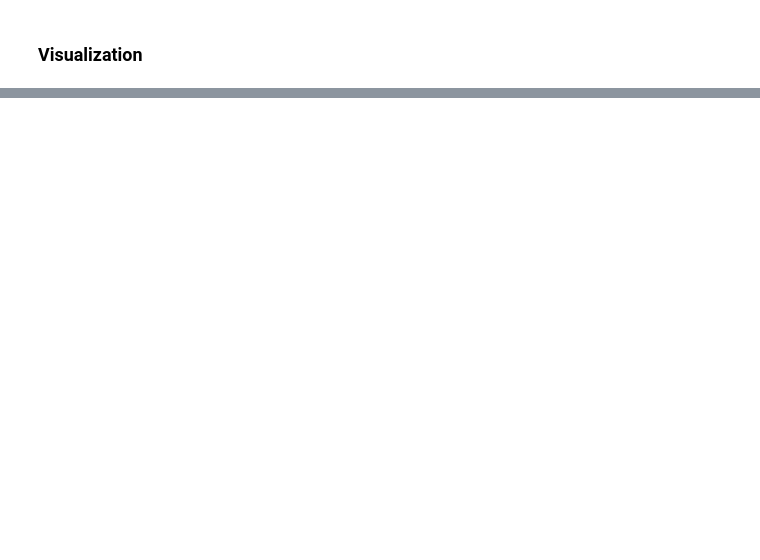
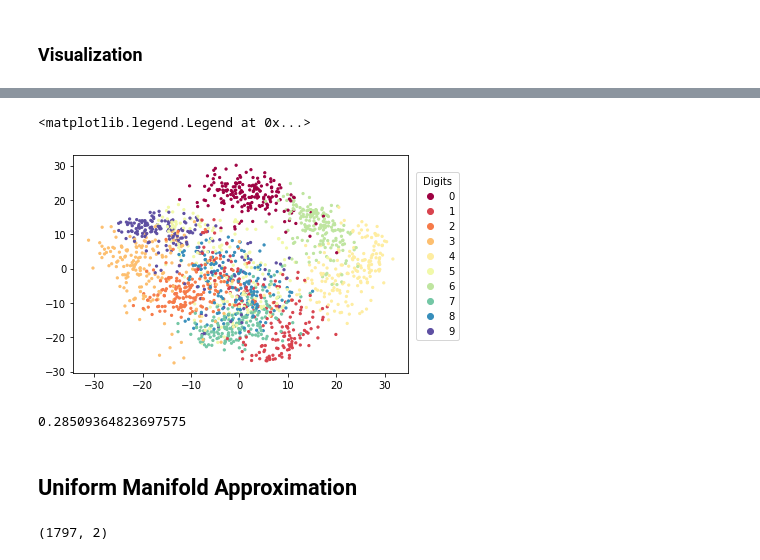
Before and after one commit to Data-Science-Boot-Camp/unsupervised-learning, a Jupyter notebook: pca_digits.ipynb, the cells around one changed output, grey strips where cells are left out. Drawn from its saved outputs; the diff is of its cells as text; code cells hidden in the pictures; blank space fills up the shorter version.

```diff
--- a/pca_digits.ipynb
+++ b/pca_digits.ipynb
@@ -73,0 +124,5 @@ Text(0.5, 1.0, 'Reconstructed Digit [4]')
+# %%
+# Keep 2 components
+pca_2 = PCA(n_components=2)
+pca_2.fit(X)
+X_pca_2 = pca_2.transform(X)
@@ -73,0 +133,40 @@ Text(0.5, 1.0, 'Reconstructed Digit [4]')
+# %%
+
+
+fig, ax = plt.subplots(
+    figsize=None
+)
+
+color = y.astype(int)
+
+scatter = ax.scatter(X_pca_2[:, 0], X_pca_2[:, 1], c=y, cmap="Spectral", s=5)
+
+# Get unique digits from the target variable
+unique_digits = np.unique(y)
+
+# Create a legend with labels for each digit
+legend_labels = [str(digit) for digit in unique_digits]
+ax.legend(
+    handles=scatter.legend_elements()[0],
+    labels=legend_labels,
+    title="Digits",
+    loc=(1.025, 0.15),
+)
+# %% [output]
+<matplotlib.legend.Legend at 0x...>
+[figure, added]
+# %%
+# Explained variance 2 components
+exp_var = pca_2.explained_variance_ratio_.sum()
+exp_var
+# %% [output]
+0.28509364823697575
+# %% [markdown]
+## Uniform Manifold Approximation
+# %%
+reducer = umap.UMAP()
+reducer.fit(X)
+X_umap = reducer.transform(X)
+X_umap.shape
+# %% [output]
+(1797, 2)
```
Also changed, not shown: parts of 14 cells of this notebook, 1 other file.
